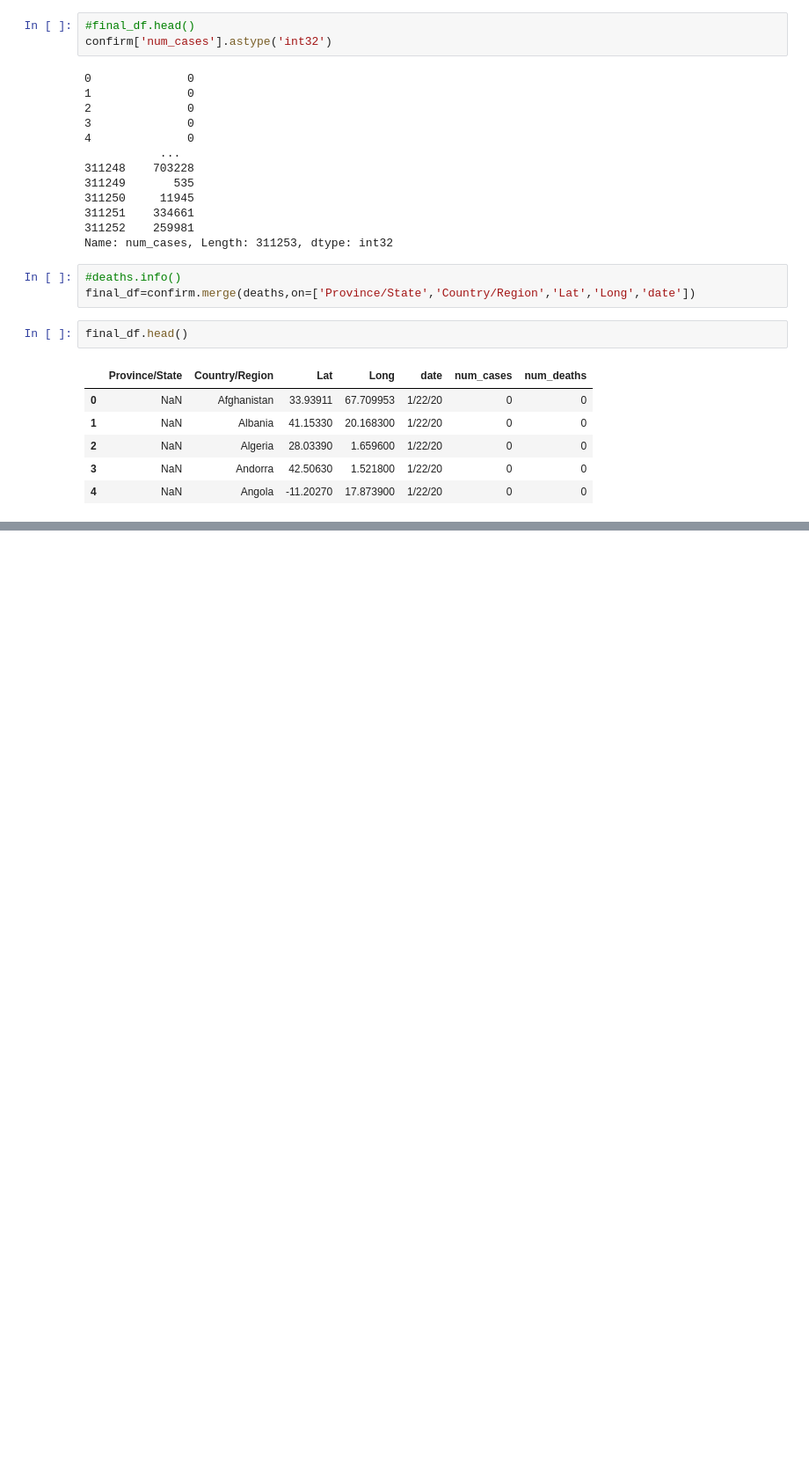
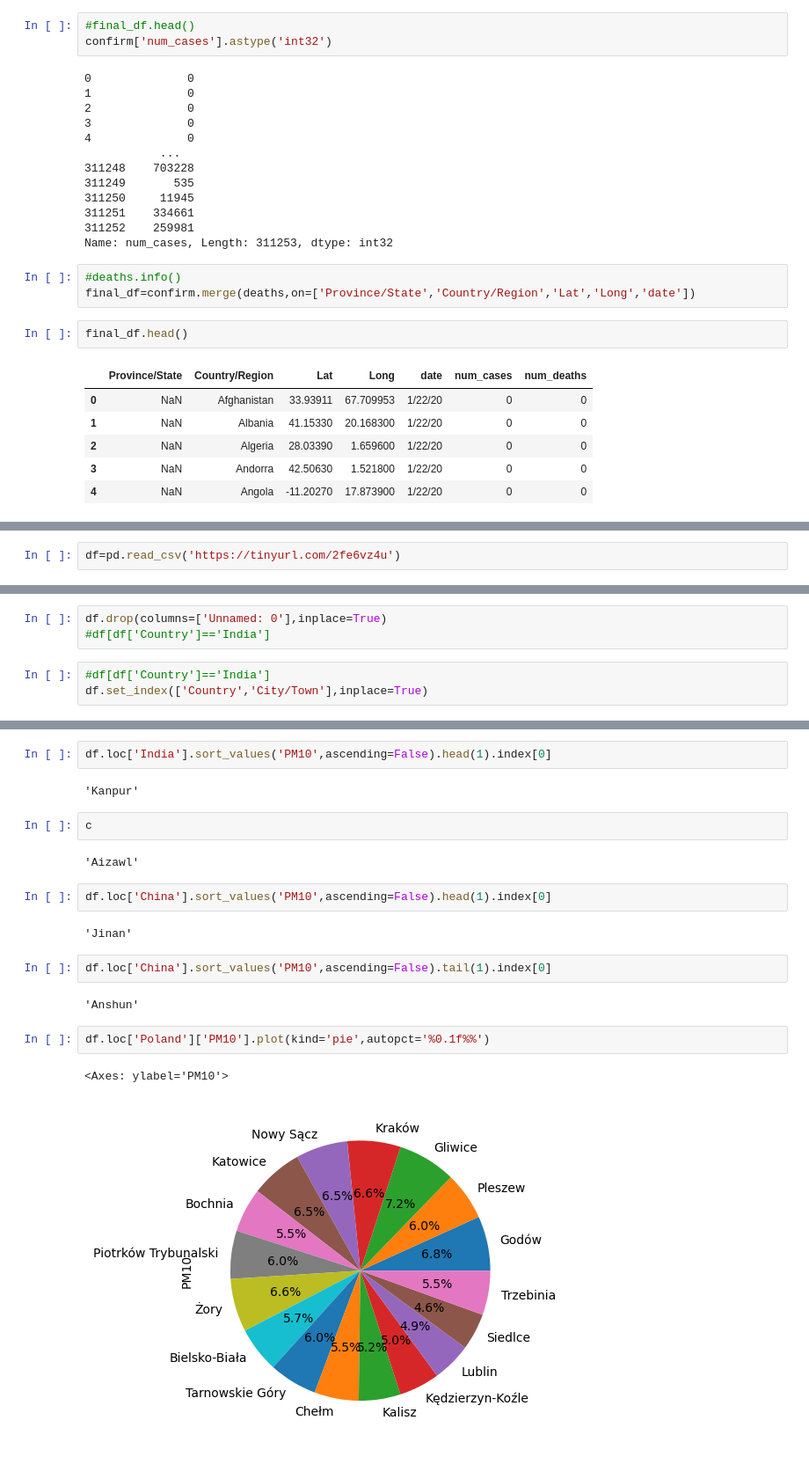
Before and after one commit to khadar786/CampusX, a Jupyter notebook: Tasks/Task-21.ipynb, the cells around one changed output, grey strips where cells are left out. Shown: that part at 88% size. Cells and saved outputs as stored; diff of their text form; blank space fills up the shorter version.

```diff
--- a/Tasks/Task-21.ipynb
+++ b/Tasks/Task-21.ipynb
@@ -109,0 +213,2 @@ final_df.head()
+# %%
+df=pd.read_csv('https://tinyurl.com/2fe6vz4u')
@@ -109,0 +224,6 @@ final_df.head()
+# %%
+df.drop(columns=['Unnamed: 0'],inplace=True)
+#df[df['Country']=='India']
+# %%
+#df[df['Country']=='India']
+df.set_index(['Country','City/Town'],inplace=True)
@@ -109,0 +240,21 @@ final_df.head()
+# %%
+df.loc['India'].sort_values('PM10',ascending=False).head(1).index[0]
+# %% [output]
+'Kanpur'
+# %%
+c
+# %% [output]
+'Aizawl'
+# %%
+df.loc['China'].sort_values('PM10',ascending=False).head(1).index[0]
+# %% [output]
+'Jinan'
+# %%
+df.loc['China'].sort_values('PM10',ascending=False).tail(1).index[0]
+# %% [output]
+'Anshun'
+# %%
+df.loc['Poland']['PM10'].plot(kind='pie',autopct='%0.1f%%')
+# %% [output]
+<Axes: ylabel='PM10'>
+[figure, added]
```
Also changed, not shown: parts of 17 cells of this notebook.
